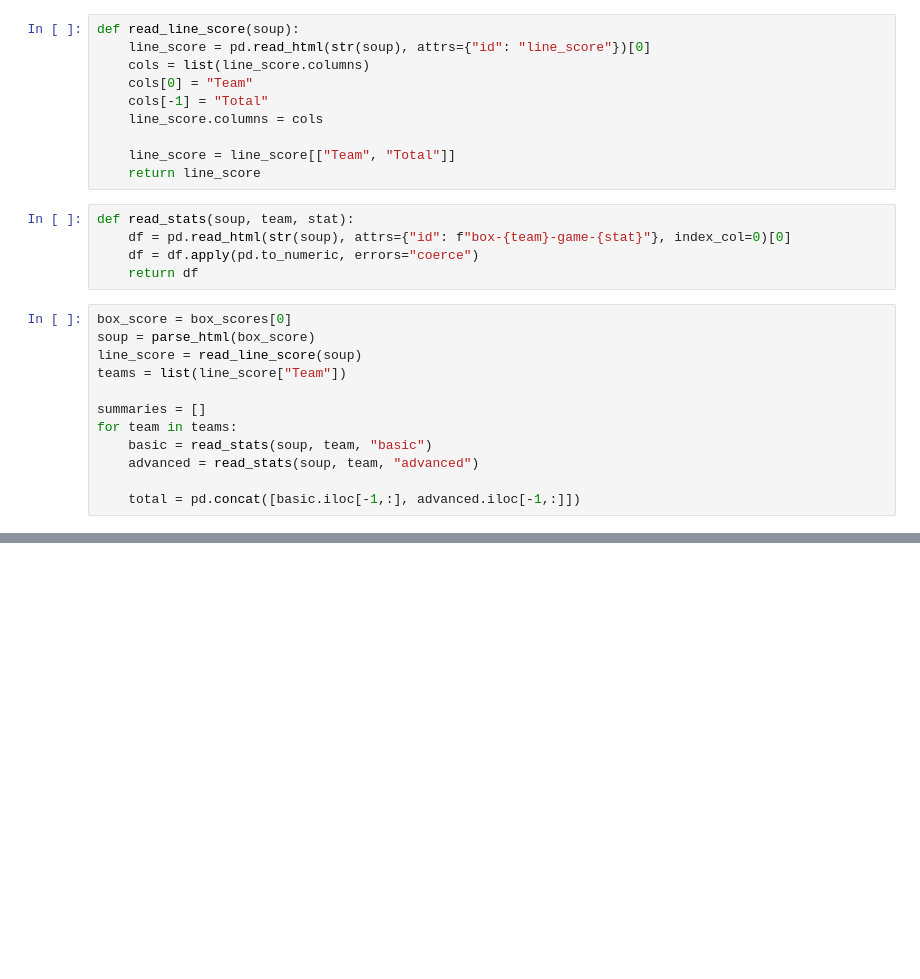
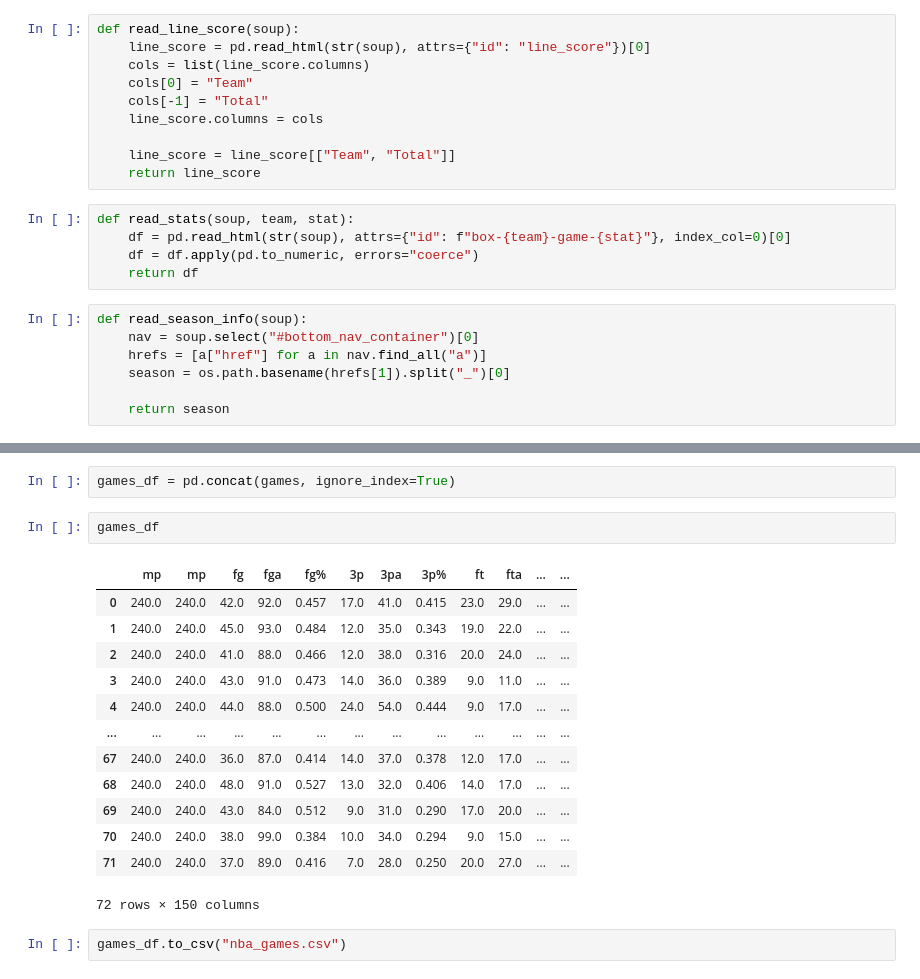
Before and after one commit to thimoens/scraping_nba_stats, a Jupyter notebook: parse_data.ipynb, the cells around one changed output, grey strips where cells are left out. Saved outputs shown, nothing was run; the diff lists cells and outputs as text; blank space fills up the shorter version.

```diff
--- a/parse_data.ipynb
+++ b/parse_data.ipynb
@@ -32,15 +32,10 @@ def read_stats(soup, team, stat):
     df = pd.read_html(str(soup), attrs={"id": f"box-{team}-game-{stat}"}, index_col=0)[0]
     df = df.apply(pd.to_numeric, errors="coerce")
     return df
-# %%
-box_score = box_scores[0]
-soup = parse_html(box_score)
-line_score = read_line_score(soup)
-teams = list(line_score["Team"])
-
-summaries = []
-for team in teams:
-    basic = read_stats(soup, team, "basic")
-    advanced = read_stats(soup, team, "advanced")
-
-    total = pd.concat([basic.iloc[-1,:], advanced.iloc[-1,:]])
+# %%
+def read_season_info(soup):
+    nav = soup.select("#bottom_nav_container")[0]
+    hrefs = [a["href"] for a in nav.find_all("a")]
+    season = os.path.basename(hrefs[1]).split("_")[0]
+
+    return season
@@ -46,0 +92,20 @@ for team in teams:
+# %%
+games_df = pd.concat(games, ignore_index=True)
+# %%
+games_df
+# %% [output]
+|  | mp | mp | fg | fga | fg% | 3p | 3pa | 3p% | ft | fta | ... | ... |
+| 0 | 240.0 | 240.0 | 42.0 | 92.0 | 0.457 | 17.0 | 41.0 | 0.415 | 23.0 | 29.0 | ... | ... |
+| 1 | 240.0 | 240.0 | 45.0 | 93.0 | 0.484 | 12.0 | 35.0 | 0.343 | 19.0 | 22.0 | ... | ... |
+| 2 | 240.0 | 240.0 | 41.0 | 88.0 | 0.466 | 12.0 | 38.0 | 0.316 | 20.0 | 24.0 | ... | ... |
+| 3 | 240.0 | 240.0 | 43.0 | 91.0 | 0.473 | 14.0 | 36.0 | 0.389 | 9.0 | 11.0 | ... | ... |
+| 4 | 240.0 | 240.0 | 44.0 | 88.0 | 0.500 | 24.0 | 54.0 | 0.444 | 9.0 | 17.0 | ... | ... |
+| ... | ... | ... | ... | ... | ... | ... | ... | ... | ... | ... | ... | ... |
+| 67 | 240.0 | 240.0 | 36.0 | 87.0 | 0.414 | 14.0 | 37.0 | 0.378 | 12.0 | 17.0 | ... | ... |
+| 68 | 240.0 | 240.0 | 48.0 | 91.0 | 0.527 | 13.0 | 32.0 | 0.406 | 14.0 | 17.0 | ... | ... |
+| 69 | 240.0 | 240.0 | 43.0 | 84.0 | 0.512 | 9.0 | 31.0 | 0.290 | 17.0 | 20.0 | ... | ... |
+| 70 | 240.0 | 240.0 | 38.0 | 99.0 | 0.384 | 10.0 | 34.0 | 0.294 | 9.0 | 15.0 | ... | ... |
+| 71 | 240.0 | 240.0 | 37.0 | 89.0 | 0.416 | 7.0 | 28.0 | 0.250 | 20.0 | 27.0 | ... | ... |
+72 rows × 150 columns
+# %%
+games_df.to_csv("nba_games.csv")
```
Also changed, not shown: parts of 1 cell of this notebook, 1 other file.
